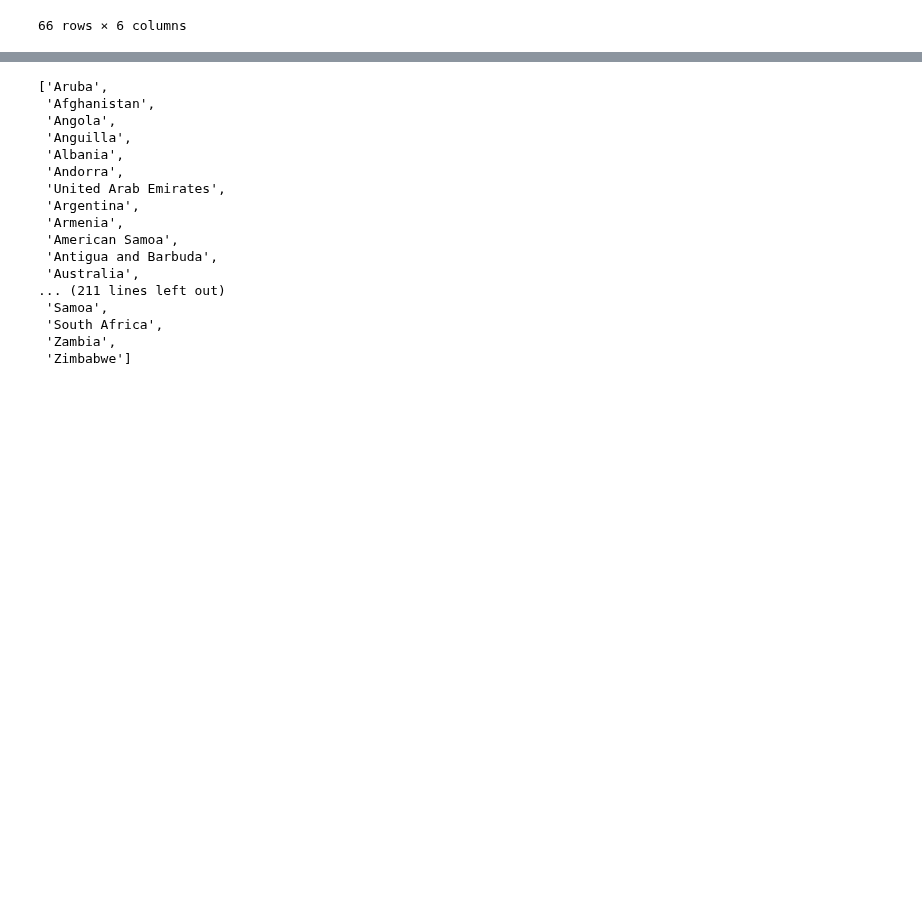
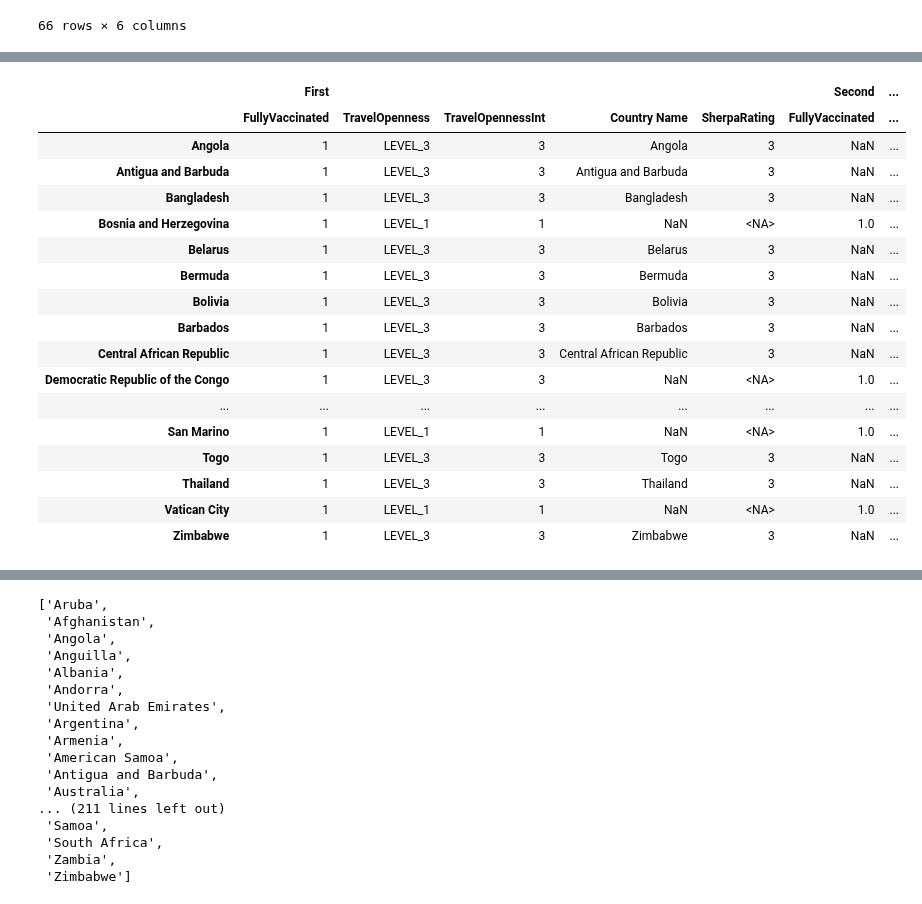
Before and after one commit to bossiilaria/Python, a Jupyter notebook: IntlExp/IntlExp.ipynb, the cells around one changed output, grey strips where cells are left out. Drawn from its saved outputs; the diff is of its cells as text; code cells hidden in the pictures; blank space fills up the shorter version.

```diff
--- a/IntlExp/IntlExp.ipynb
+++ b/IntlExp/IntlExp.ipynb
@@ -717,0 +750,4 @@ ValueError: unknown type object
+# %%
+#Let's check out the difference between these 2 DFs. One way to do this is to merge them into 1 DF or compare them in excel:
+DF1 = mergedDF.query('CountryName != `Country Name` and TravelOpennessInt == 1 or TravelOpennessInt == 3')
+#DF2 = mergedDF.query('CountryName != `Country Name` and (TravelOpennessInt == 1 or TravelOpennessInt == 3'))
@@ -717,0 +763,21 @@ ValueError: unknown type object
+# %%
+DF1_DF2
+# %% [output]
+|  | First |  |  |  |  | Second | ... |
+|  | FullyVaccinated | TravelOpenness | TravelOpennessInt | Country Name | SherpaRating | FullyVaccinated | ... |
+| Angola | 1 | LEVEL_3 | 3 | Angola | 3 | NaN | ... |
+| Antigua and Barbuda | 1 | LEVEL_3 | 3 | Antigua and Barbuda | 3 | NaN | ... |
+| Bangladesh | 1 | LEVEL_3 | 3 | Bangladesh | 3 | NaN | ... |
+| Bosnia and Herzegovina | 1 | LEVEL_1 | 1 | NaN | <NA> | 1.0 | ... |
+| Belarus | 1 | LEVEL_3 | 3 | Belarus | 3 | NaN | ... |
+| Bermuda | 1 | LEVEL_3 | 3 | Bermuda | 3 | NaN | ... |
+| Bolivia | 1 | LEVEL_3 | 3 | Bolivia | 3 | NaN | ... |
+| Barbados | 1 | LEVEL_3 | 3 | Barbados | 3 | NaN | ... |
+| Central African Republic | 1 | LEVEL_3 | 3 | Central African Republic | 3 | NaN | ... |
+| Democratic Republic of the Congo | 1 | LEVEL_3 | 3 | NaN | <NA> | 1.0 | ... |
+| ... | ... | ... | ... | ... | ... | ... | ... |
+| San Marino | 1 | LEVEL_1 | 1 | NaN | <NA> | 1.0 | ... |
+| Togo | 1 | LEVEL_3 | 3 | Togo | 3 | NaN | ... |
+| Thailand | 1 | LEVEL_3 | 3 | Thailand | 3 | NaN | ... |
+| Vatican City | 1 | LEVEL_1 | 1 | NaN | <NA> | 1.0 | ... |
+| Zimbabwe | 1 | LEVEL_3 | 3 | Zimbabwe | 3 | NaN | ... |
```
Also changed, not shown: parts of 34 cells of this notebook, 5 other files.
